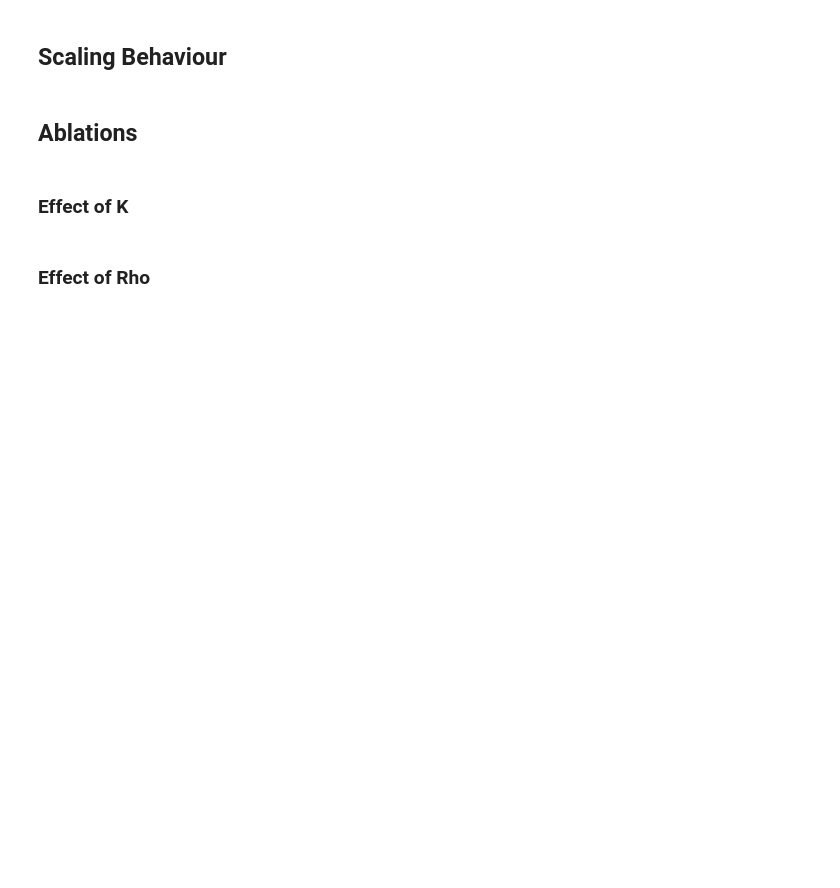
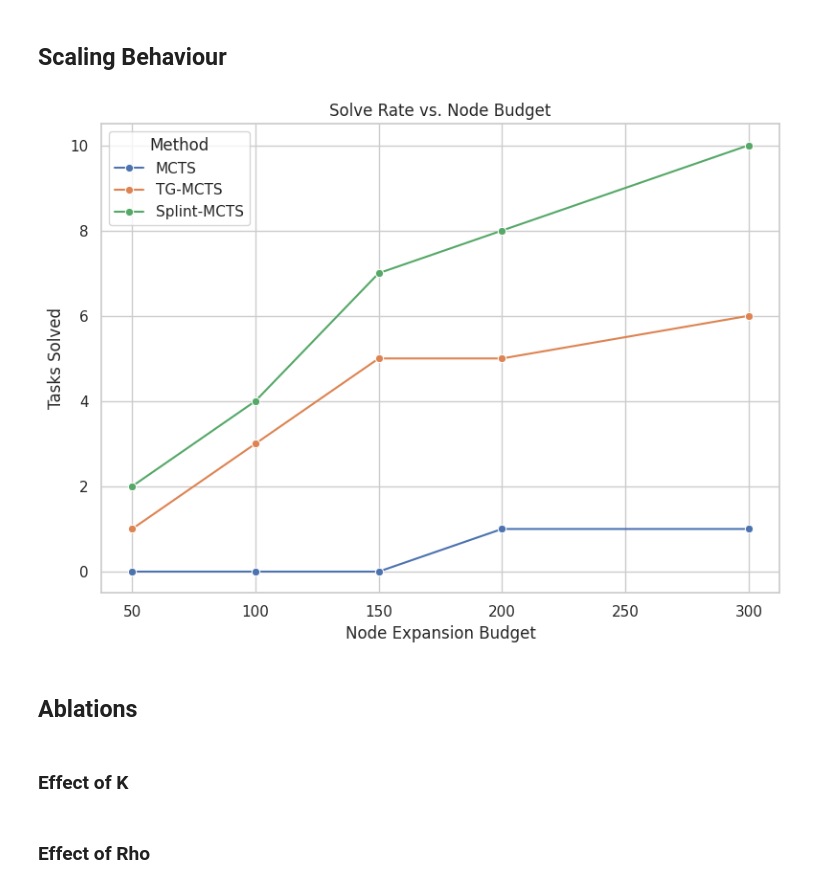
Before and after one commit to MGWSimpson/AlphaARC, a Jupyter notebook: analysis/search_results.ipynb, the cells around one changed output. Drawn from its saved outputs; the diff is of its cells as text; code cells hidden in the pictures; blank space fills up the shorter version.

```diff
--- a/analysis/search_results.ipynb
+++ b/analysis/search_results.ipynb
@@ -21,5 +288,41 @@
 # %% [markdown]
 ## Scaling Behaviour
+# %%
+
+def node_expansion_plot(solve_rates, budgets):
+    # Convert to long-form DataFrame for seaborn
+    data = []
+    for method, rates in solve_rates.items():
+        for budget, rate in zip(budgets, rates):
+            data.append({"Method": method, "Node Budget": budget, "Solved Tasks": rate})
+
+    df = pd.DataFrame(data)
+
+    # Plot
+    sns.set(style="whitegrid")
+    plt.figure(figsize=(8, 6))
+    ax = sns.lineplot(data=df, x="Node Budget", y="Solved Tasks", hue="Method", marker="o")
+
+    ax.set_title("Solve Rate vs. Node Budget")
+    ax.set_ylabel("Tasks Solved")
+    ax.set_xlabel("Node Expansion Budget")
+    ax.legend(title="Method")
+    plt.tight_layout()
+    plt.show()
+
+
+budgets = [50, 100, 150, 200, 300]
+
+solve_rates = {
+    "MCTS":        [0, 0, 0, 1, 1],
+    "TG-MCTS":     [1, 3, 5, 5, 6],
+    "Splint-MCTS": [2, 4, 7, 8, 10],
+}
+
+
+node_expansion_plot(solve_rates, budgets)
+# %% [output]
+[figure, added]
 # %% [markdown]
 ## Ablations
 # %% [markdown]
```
Also changed, not shown: parts of 8 cells of this notebook, 4 other files.
